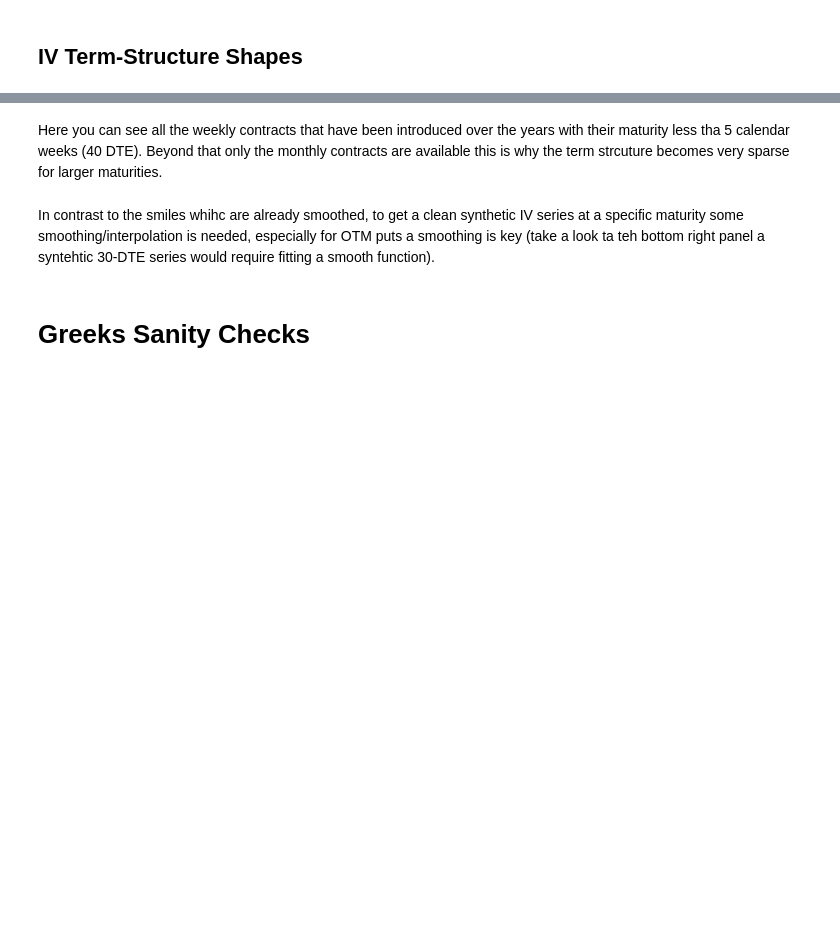
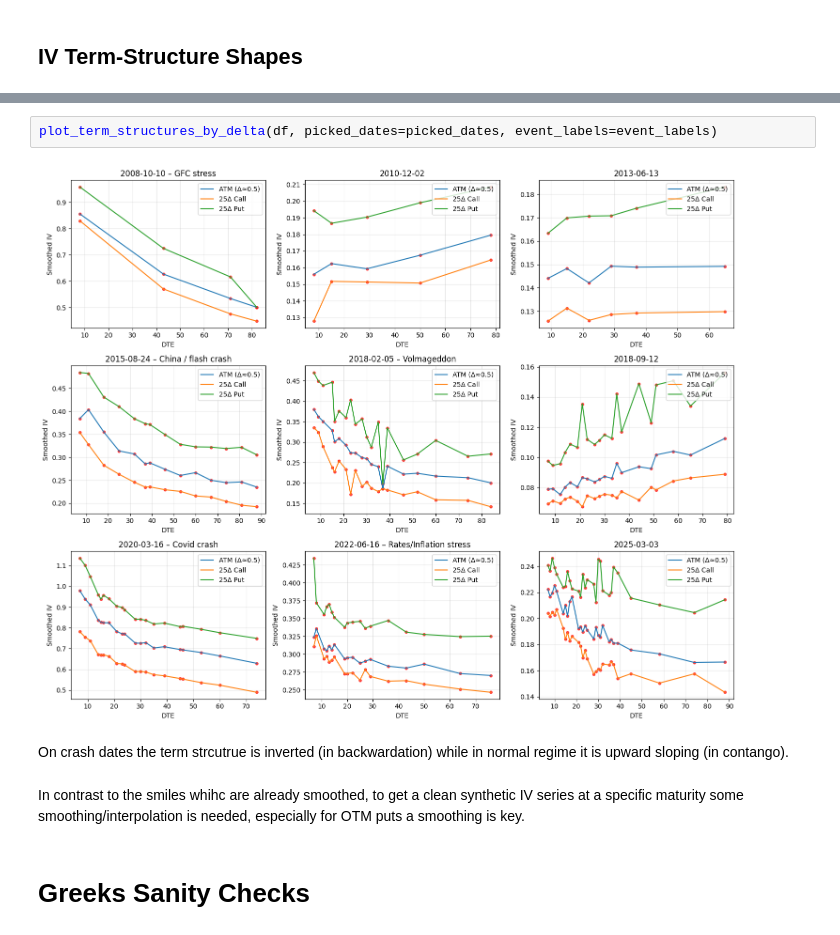
Before and after one commit to anthonymakarewicz/volatility-trading, a Jupyter notebook: notebooks/orats_spx_panel_eda_validation.ipynb, the cells around one changed output, grey strips where cells are left out. Saved outputs shown, nothing was run; the diff lists cells and outputs as text; blank space fills up the shorter version.

```diff
--- a/notebooks/orats_spx_panel_eda_validation.ipynb
+++ b/notebooks/orats_spx_panel_eda_validation.ipynb
@@ -1007,7 +859,11 @@ plt.show()
-# %% [markdown]
-Here you can see all the weekly contracts that have been introduced over the years with their maturity less tha 5 calendar weeks (40 DTE). Beyond that only the monthly contracts are available this is why the term strcuture becomes very sparse for larger maturities.
+# %%
+plot_term_structures_by_delta(df, picked_dates=picked_dates, event_labels=event_labels)
+# %% [output]
+[figure, added]
+# %% [markdown]
+On crash dates the term strcutrue is inverted (in backwardation) while in normal regime it is upward sloping (in contango).
 # %% [markdown]
-In contrast to the smiles whihc are already smoothed, to get a clean synthetic IV series at a specific maturity some smoothing/interpolation is needed, especially for OTM puts a smoothing is key (take a look ta teh bottom right panel a syntehtic 30-DTE series would require fitting a smooth function).
+In contrast to the smiles whihc are already smoothed, to get a clean synthetic IV series at a specific maturity some smoothing/interpolation is needed, especially for OTM puts a smoothing is key.
 # %% [markdown]
 # **Greeks Sanity Checks**
 # %%
```
Also changed, not shown: parts of 10 cells of this notebook, 1 other file.
